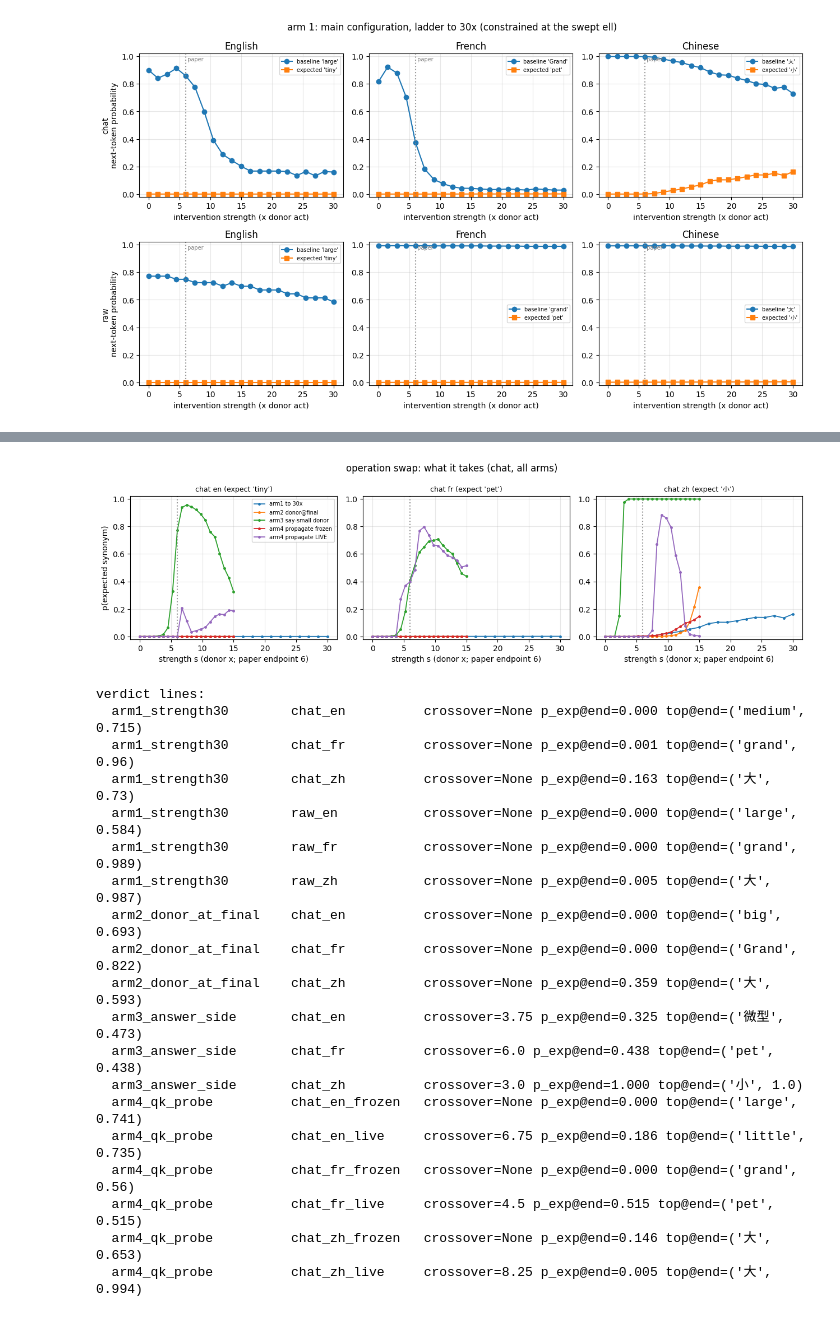
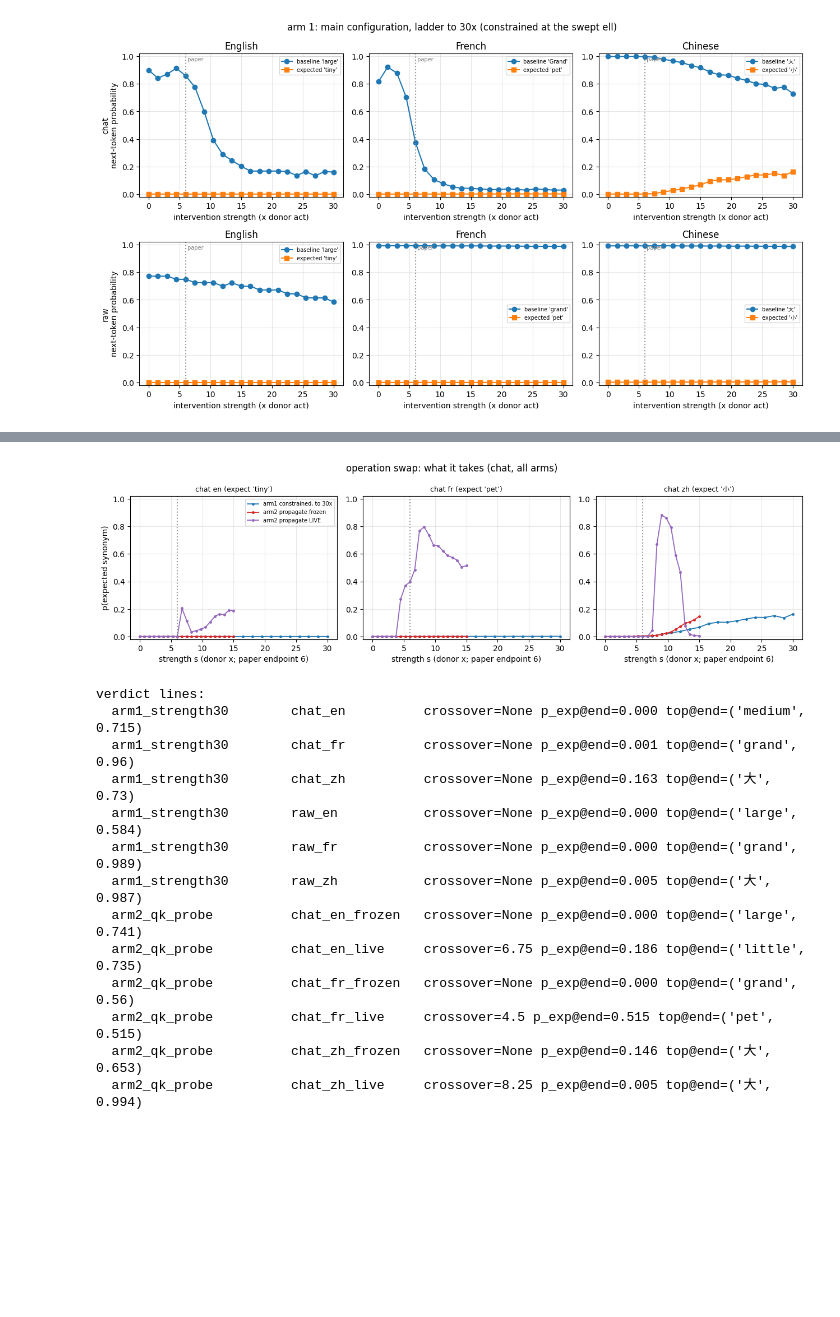
Before and after one commit to wdk0082/llm-circuits, a Jupyter notebook: notebooks/multilingual_extra_operation_swap.ipynb, the cells around one changed output, grey strips where cells are left out. Saved outputs shown, nothing was run; the diff lists cells and outputs as text; code cells hidden in the pictures; blank space fills up the shorter version.

```diff
--- a/notebooks/multilingual_extra_operation_swap.ipynb
+++ b/notebooks/multilingual_extra_operation_swap.ipynb
@@ -359,33 +330,0 @@ that appears only with live patterns is direct evidence for the QK story.
-# %%
-for lg in M.LANGS:
-    run_config(
-        "arm4_qk_probe",
-        "chat",
-        lg,
-        SN["chat"]["synonym (multilingual)"],
-        span_positions,
-        ext=(-14.0, 15.0),
-        constrained=False,
-        freeze_attention=True,
-        label_suffix="_frozen",
-    )
-    run_config(
-        "arm4_qk_probe",
-        "chat",
-        lg,
-        SN["chat"]["synonym (multilingual)"],
-        span_positions,
-        ext=(-14.0, 15.0),
-        constrained=False,
-        freeze_attention=False,
-        label_suffix="_live",
-    )
-arm_panel(
-    "arm4_qk_probe",
-    [
-        ("frozen", lambda lg: f"chat_{lg}_frozen"),
-        ("LIVE attn", lambda lg: f"chat_{lg}_live"),
-    ],
-    "extra_operation_sweep_arm4.png",
-    "arm 4: propagate mode, frozen vs live attention patterns (QK probe)",
-)
@@ -413,48 +332,46 @@ readout    @15x: say_small 38.0% (n=6), say_large 49.7% (n=6)
 # Cross-arm comparison (chat): p(expected synonym) vs strength, arms overlaid.
 fig, axes = plt.subplots(1, 3, figsize=(12.8, 3.8), squeeze=False)
 STYLE = {
-    "arm1_strength30": ("C0", "arm1 to 30x", lambda lg: f"chat_{lg}"),
-    "arm2_donor_at_final": ("C1", "arm2 donor@final", lambda lg: f"chat_{lg}"),
-    "arm3_answer_side": ("C2", "arm3 say-small donor", lambda lg: f"chat_{lg}"),
-    "arm4_qk_probe": ("C3", "arm4 propagate frozen", lambda lg: f"chat_{lg}_frozen"),
-    "arm4_qk_probe_live": ("C4", "arm4 propagate LIVE", lambda lg: f"chat_{lg}_live"),
+    "arm1_strength30": ("C0", "arm1 constrained, to 30x", lambda lg: f"chat_{lg}"),
+    "arm2_qk_probe_frozen": ("C3", "arm2 propagate frozen", lambda lg: f"chat_{lg}_frozen"),
+    "arm2_qk_probe_live": ("C4", "arm2 propagate LIVE", lambda lg: f"chat_{lg}_live"),
 }
 for ci, lg in enumerate(M.LANGS):
     ax = axes[0][ci]
     for arm_key, (c, lab, key_fn) in STYLE.items():
-        arm = "arm4_qk_probe" if arm_key.startswith("arm4") else arm_key
+        arm = "arm2_qk_probe" if arm_key.startswith("arm2_qk") else arm_key
         r = all_results[arm].get(key_fn(lg))
         if r is None:
             continue
         ax.plot(r["strengths"], r["p_expected"], "o-", ms=2.5, lw=1.3, color=c, label=lab)
     ax.axvline(PAPER_S, color="grey", ls=":", alpha=0.8)
     ax.set_title(f"chat {lg} (expect {behavior['synonym'][lg]['token'].strip()!r})", fontsize=9)
     ax.set_ylim(-0.02, 1.02)
     ax.grid(alpha=0.3)
     ax.set_xlabel("strength s (donor x; paper endpoint 6)")
     if ci == 0:
         ax.legend(fontsize=7)
         ax.set_ylabel("p(expected synonym)")
 fig.suptitle("operation swap: what it takes (chat, all arms)")
 fig.tight_layout()
 fig.savefig(OUT / "extra_operation_comparison.png", dpi=130, bbox_inches="tight")
 plt.show()
 
 (OUT / "extra_operation_results.json").write_text(
     json.dumps(all_results, indent=1, ensure_ascii=False, default=str)
 )
 (OUT / "extra_operation_readouts.json").write_text(
     json.dumps(all_readouts, indent=1, ensure_ascii=False, default=str)
 )
 print("verdict lines:")
 for arm, res in all_results.items():
     for key, r in res.items():
         print(
             f"  {arm:22s} {key:16s} crossover={r['crossover']} "
             f"p_exp@end={r['p_expected'][-1]:.3f} top@end={r['top_tokens'][-1][0]}"
         )
 # %% [output]
-[figure, old version]
+[figure, new version]
 verdict lines:
   arm1_strength30        chat_en          crossover=None p_exp@end=0.000 top@end=('medium', 0.715)
   arm1_strength30        chat_fr          crossover=None p_exp@end=0.001 top@end=('grand', 0.96)
@@ -462,18 +379,12 @@ verdict lines:
   arm1_strength30        raw_en           crossover=None p_exp@end=0.000 top@end=('large', 0.584)
   arm1_strength30        raw_fr           crossover=None p_exp@end=0.000 top@end=('grand', 0.989)
   arm1_strength30        raw_zh           crossover=None p_exp@end=0.005 top@end=('大', 0.987)
-  arm2_donor_at_final    chat_en          crossover=None p_exp@end=0.000 top@end=('big', 0.693)
-  arm2_donor_at_final    chat_fr          crossover=None p_exp@end=0.000 top@end=('Grand', 0.822)
-  arm2_donor_at_final    chat_zh          crossover=None p_exp@end=0.359 top@end=('大', 0.593)
-  arm3_answer_side       chat_en          crossover=3.75 p_exp@end=0.325 top@end=('微型', 0.473)
-  arm3_answer_side       chat_fr          crossover=6.0 p_exp@end=0.438 top@end=('pet', 0.438)
-  arm3_answer_side       chat_zh          crossover=3.0 p_exp@end=1.000 top@end=('小', 1.0)
-  arm4_qk_probe          chat_en_frozen   crossover=None p_exp@end=0.000 top@end=('large', 0.741)
-  arm4_qk_probe          chat_en_live     crossover=6.75 p_exp@end=0.186 top@end=('little', 0.735)
-  arm4_qk_probe          chat_fr_frozen   crossover=None p_exp@end=0.000 top@end=('grand', 0.56)
-  arm4_qk_probe          chat_fr_live     crossover=4.5 p_exp@end=0.515 top@end=('pet', 0.515)
-  arm4_qk_probe          chat_zh_frozen   crossover=None p_exp@end=0.146 top@end=('大', 0.653)
-  arm4_qk_probe          chat_zh_live     crossover=8.25 p_exp@end=0.005 top@end=('大', 0.994)
+  arm2_qk_probe          chat_en_frozen   crossover=None p_exp@end=0.000 top@end=('large', 0.741)
+  arm2_qk_probe          chat_en_live     crossover=6.75 p_exp@end=0.186 top@end=('little', 0.735)
+  arm2_qk_probe          chat_fr_frozen   crossover=None p_exp@end=0.000 top@end=('grand', 0.56)
+  arm2_qk_probe          chat_fr_live     crossover=4.5 p_exp@end=0.515 top@end=('pet', 0.515)
+  arm2_qk_probe          chat_zh_frozen   crossover=None p_exp@end=0.146 top@end=('大', 0.653)
+  arm2_qk_probe          chat_zh_live     crossover=8.25 p_exp@end=0.005 top@end=('大', 0.994)
 # %% [markdown]
 ## Summary
 
```
Also changed, not shown: parts of 12 cells of this notebook, 9 other files.
